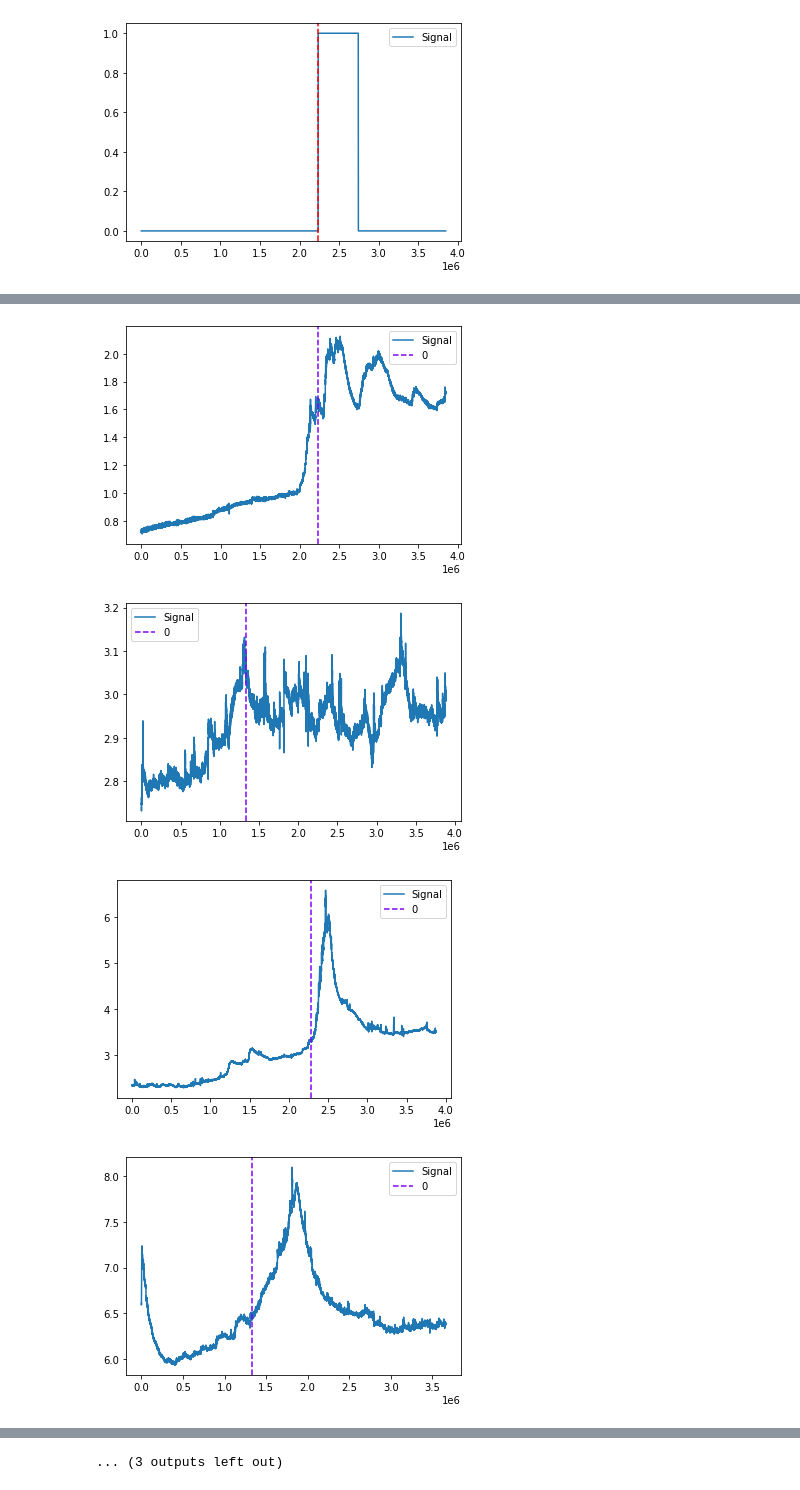
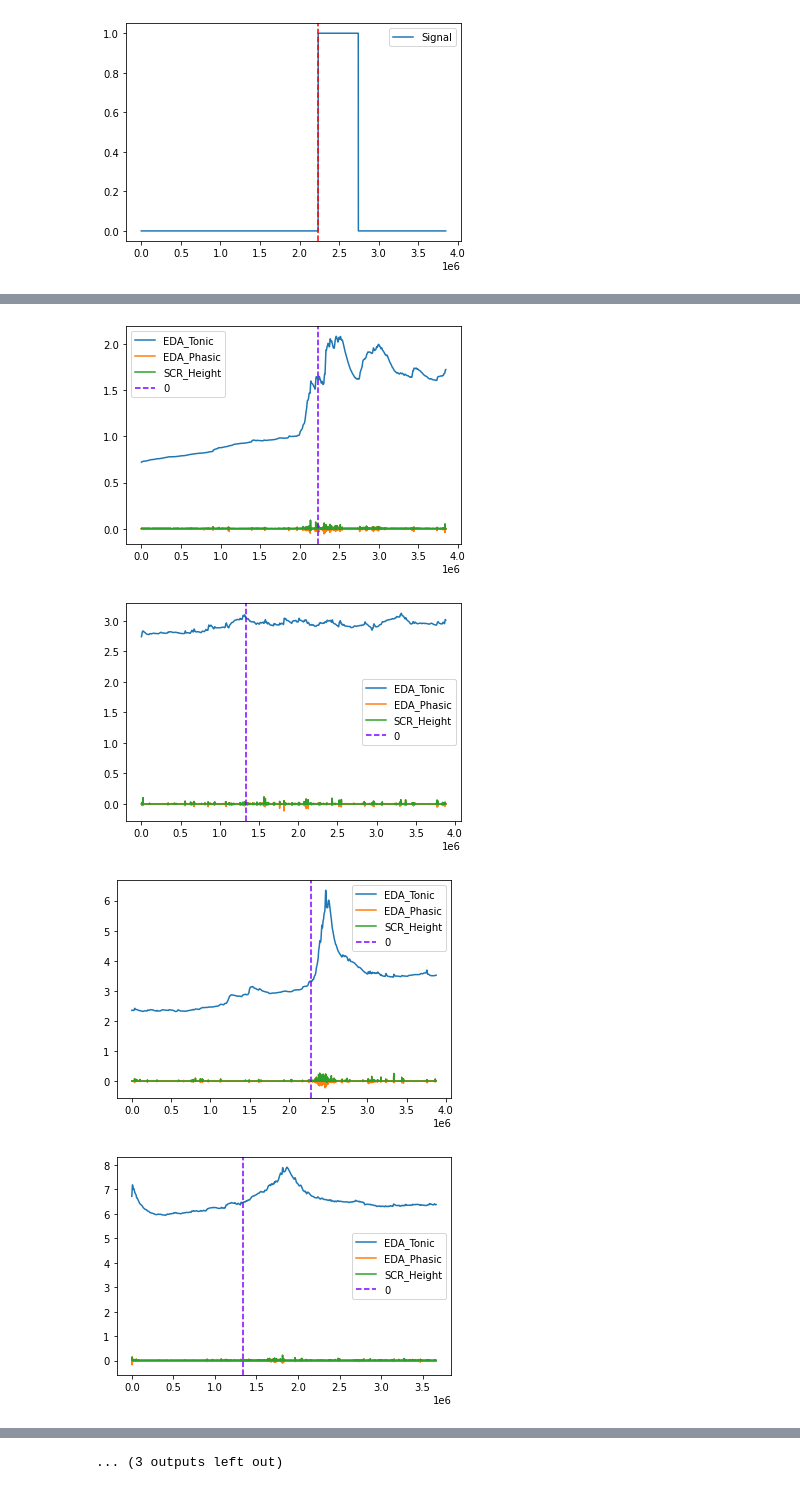
Before and after one commit to kjspring/stress-detection-wearable-devices, a Jupyter notebook: WESAD_EDA.ipynb, the cells around one changed output, grey strips where cells are left out. Cells and saved outputs as stored; diff of their text form; code cells hidden in the pictures.

```diff
--- a/WESAD_EDA.ipynb
+++ b/WESAD_EDA.ipynb
@@ -156,10 +150,9 @@ print(norm_EDA)
 # Only on one subject index=0
 processed_data, info = nk.bio_process(eda=wesad_data_li[0]['EDA'].reshape(-1),
                                       #ecg=wesad_data_li[0]['ECG'].reshape(-1),
-                                      rsp=wesad_data_li[0]['RSP'].reshape(-1),
                                       #hrv=wesad_data_li[0]['HRV'].reshape(-1),
-                                      emg=wesad_data_li[0]['EMG'].reshape(-1),
-                                      sampling_rate=1000)
+                                      #emg=wesad_data_li[0]['EMG'].reshape(-1),
+                                      sampling_rate=700)
 # %%
 # Data size
 print(len(wesad_data_li[0]['EDA']))
@@ -252,0 +264,9 @@ plot = nk.events_plot(events, processed_data['EDA_Clean'])
+# %%
+'''
+From the graphs the following features look differentiable
+'EDA_Tonic',
+'EDA_Phasic',
+'SCR_Height'
+'''
+processed_data_subset = processed_data[['EDA_Tonic', 'EDA_Phasic', 'SCR_Height']]
+processed_data_subset
@@ -253,32 +287,27 @@ plot = nk.events_plot(events, processed_data['EDA_Clean'])
 # %%
 def plot_events(data, condition_list):
   #numplots = round(len(wesad_data_li) / 4)
   #fig, axes = plt.subplots(4, numplots, figsize=(10,10), sharex=True, sharey=True)
 
   # iterate over the SubjectData objects stored in wesad_data_li
   for idx, subject in enumerate(data):
 
-    batch_no = len(data[idx]['labels'])//len(data[idx]['EDA'])
-    labels = data[idx]['labels'][1::batch_no]
-    processed_data, info = nk.bio_process(eda=subject['EDA'], sampling_rate=120)
+    #batch_no = len(data[idx]['labels'])//len(data[idx]['EDA'])
+    #print(batch_no)
+    labels = data[idx]['labels']
+    processed_data, info = nk.bio_process(eda=subject['EDA'], sampling_rate=700)
+    processed_data_subset = processed_data[['EDA_Tonic', 'EDA_Phasic', 'SCR_Height']]
 
     events = nk.events_find(event_channel=wesad_data_li[idx]['labels'],
                             threshold_keep='above',
                             event_conditions=condition_list)
-    #events = nk.events_find(event_channel=labels,
-    #                        threshold=0,
-    #                        threshold_keep="above",
-    #                        event_conditions=condition_list)
 
-    plot = nk.events_plot(events, processed_data['EDA_Clean'])
-
-  # spacing between subplots
-  #fig.tight_layout()
+    plot = nk.events_plot(events, processed_data_subset)
 
 condition_list = ['stress']
 plot_events(wesad_data_li, condition_list)
 # %% [output]
-[figure, old version]
+[figure, new version]
-[figure, old version]
+[figure, new version]
-[figure, old version]
+[figure, new version]
-[figure, old version]
+[figure, new version]
```
Also changed, not shown: parts of 18 cells of this notebook.
